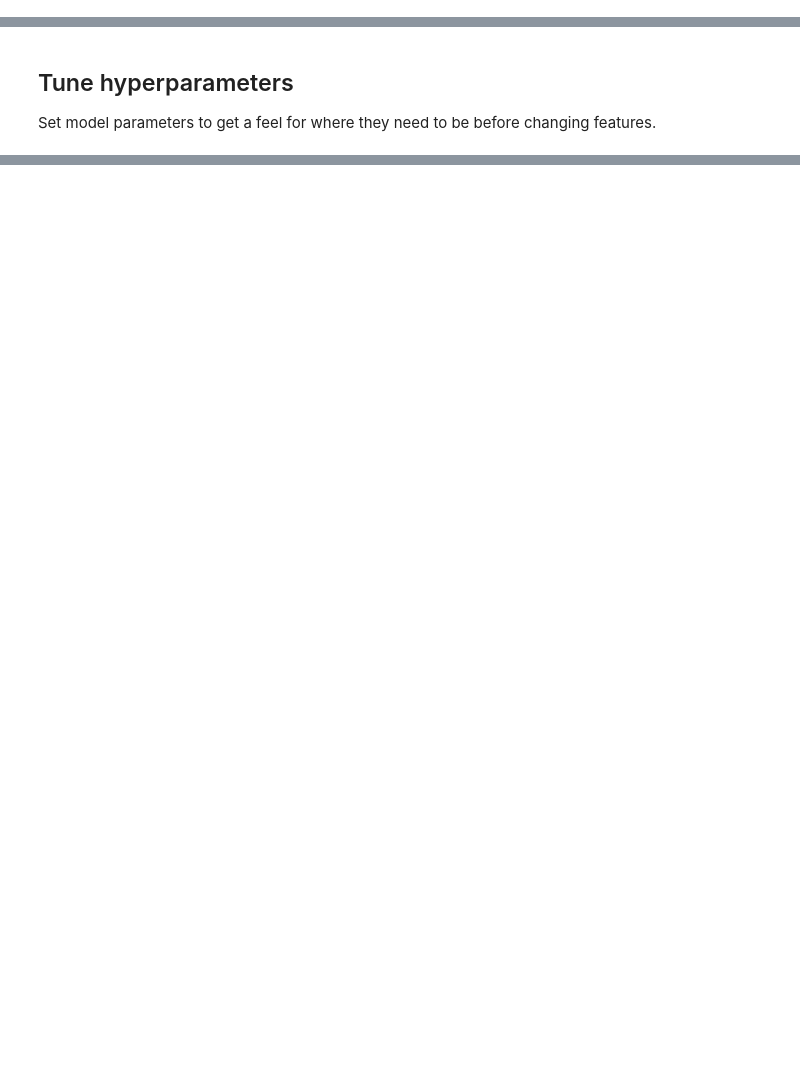
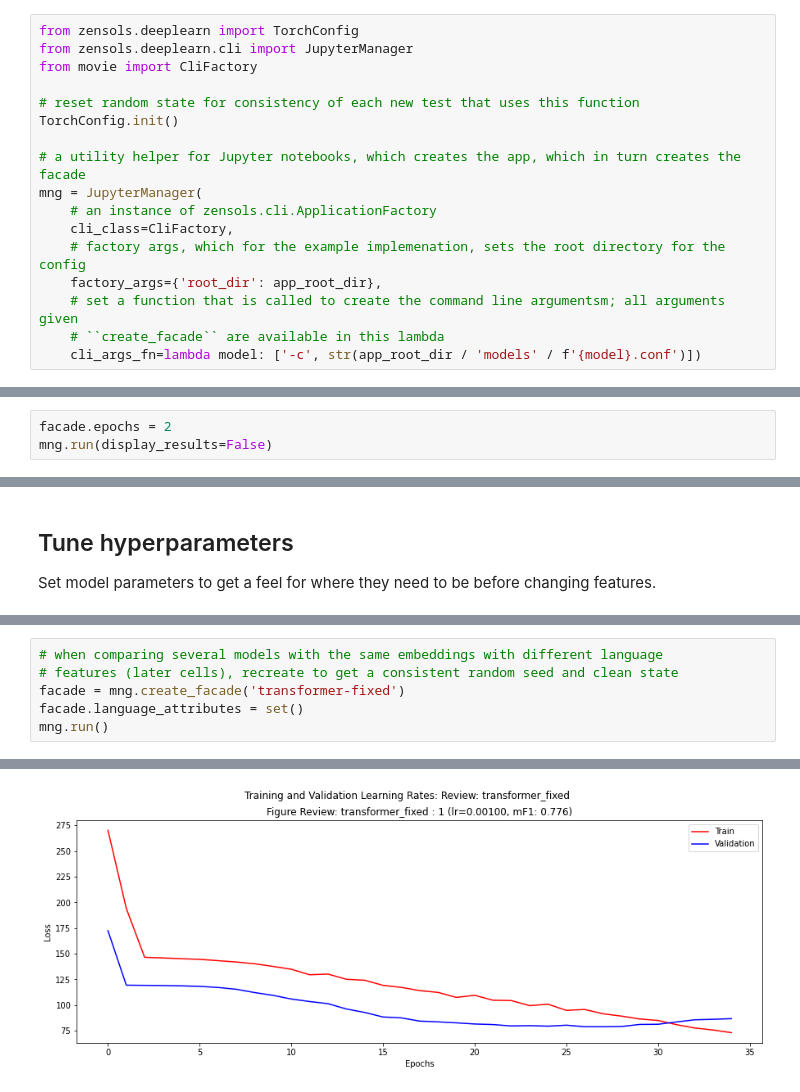
Before and after one commit to plandes/deepnlp, a Jupyter notebook: example/movie/notebook/movie.ipynb, the cells around one changed output, grey strips where cells are left out. Saved outputs shown, nothing was run; the diff lists cells and outputs as text; blank space fills up the shorter version.

```diff
--- a/example/movie/notebook/movie.ipynb
+++ b/example/movie/notebook/movie.ipynb
@@ -41,3 +22,20 @@ def create_facade(model: str = 'glove50'):
+# %%
+from zensols.deeplearn import TorchConfig
+from zensols.deeplearn.cli import JupyterManager
+from movie import CliFactory
+
+# reset random state for consistency of each new test that uses this function
+TorchConfig.init()
+
+# a utility helper for Jupyter notebooks, which creates the app, which in turn creates the facade
+mng = JupyterManager(
+    # an instance of zensols.cli.ApplicationFactory
+    cli_class=CliFactory,
+    # factory args, which for the example implemenation, sets the root directory for the config
+    factory_args={'root_dir': app_root_dir},
+    # set a function that is called to create the command line argumentsm; all arguments given
+    # ``create_facade`` are available in this lambda
+    cli_args_fn=lambda model: ['-c', str(app_root_dir / 'models' / f'{model}.conf')])
 # %% [markdown]
 ## Print information about
 
@@ -124,0 +81,3 @@ movie.model.ReviewNetwork (2)
+# %%
+facade.epochs = 2
+mng.run(display_results=False)
@@ -444,0 +190,7 @@ movie.model.ReviewNetwork (2)
+# %%
+# when comparing several models with the same embeddings with different language
+# features (later cells), recreate to get a consistent random seed and clean state
+facade = mng.create_facade('transformer-fixed')
+facade.language_attributes = set()
+mng.run()
+# %% [output]
@@ -444,0 +231 @@ movie.model.ReviewNetwork (2)
+[figure, added]
```
Also changed, not shown: parts of 21 cells of this notebook, 11 other files.
